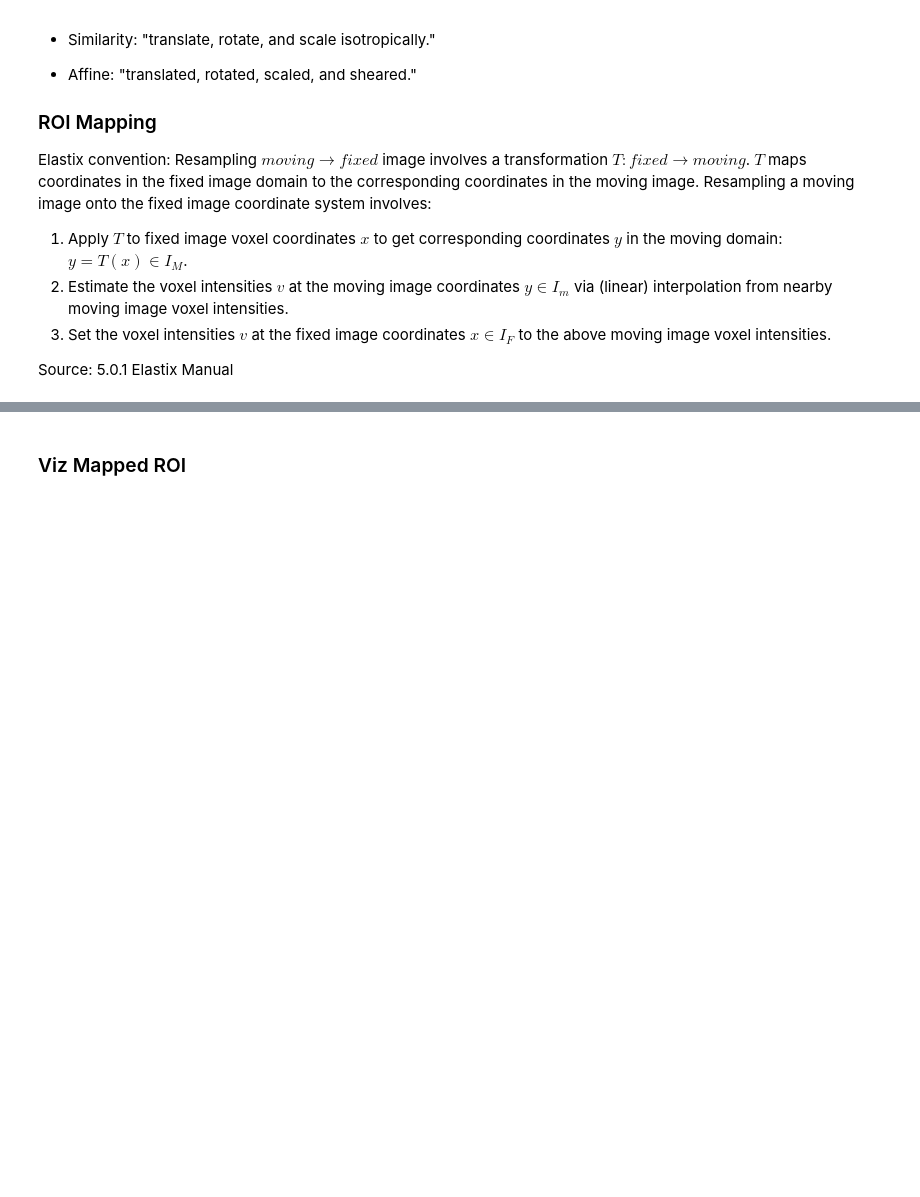
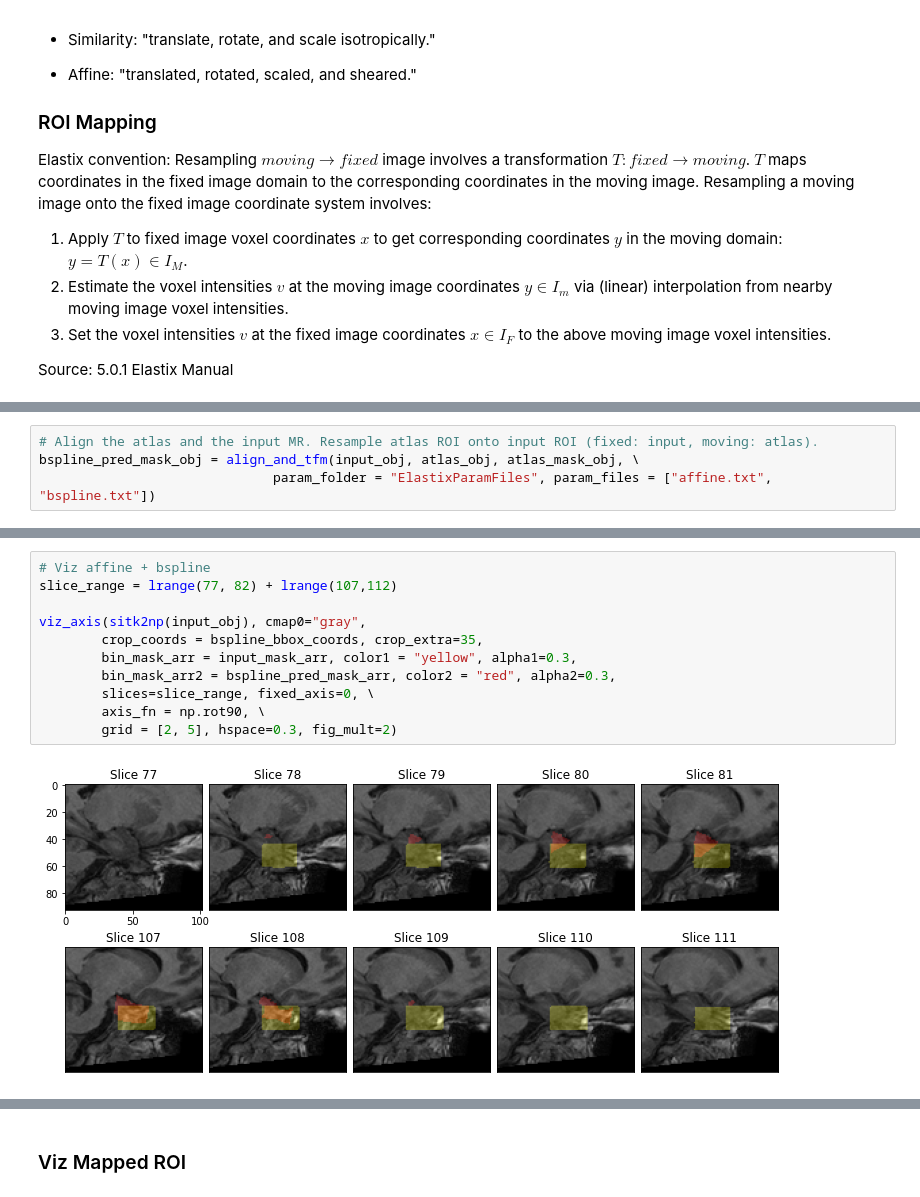
Before and after one commit to RGologorsky/DeepPit, a Jupyter notebook: 0 - Affine Alignment.ipynb, the cells around one changed output, grey strips where cells are left out. Cells and saved outputs as stored; diff of their text form; blank space fills up the shorter version.

```diff
--- a/0 - Affine Alignment.ipynb
+++ b/0 - Affine Alignment.ipynb
@@ -240,0 +261,4 @@ Bounding box coord: from location (116, 112) of slice 76 to location (147, 134)
+# %%
+# Align the atlas and the input MR. Resample atlas ROI onto input ROI (fixed: input, moving: atlas).
+bspline_pred_mask_obj = align_and_tfm(input_obj, atlas_obj, atlas_mask_obj, \
+                              param_folder = "ElastixParamFiles", param_files = ["affine.txt", "bspline.txt"])
@@ -240,0 +306,13 @@ Bounding box coord: from location (116, 112) of slice 76 to location (147, 134)
+# %%
+# Viz affine + bspline
+slice_range = lrange(77, 82) + lrange(107,112)
+
+viz_axis(sitk2np(input_obj), cmap0="gray",
+        crop_coords = bspline_bbox_coords, crop_extra=35,
+        bin_mask_arr = input_mask_arr, color1 = "yellow", alpha1=0.3,
+        bin_mask_arr2 = bspline_pred_mask_arr, color2 = "red", alpha2=0.3,
+        slices=slice_range, fixed_axis=0, \
+        axis_fn = np.rot90, \
+        grid = [2, 5], hspace=0.3, fig_mult=2)
+# %% [output]
+[figure, added]
```
Also changed, not shown: parts of 40 cells of this notebook, 15 other files.
